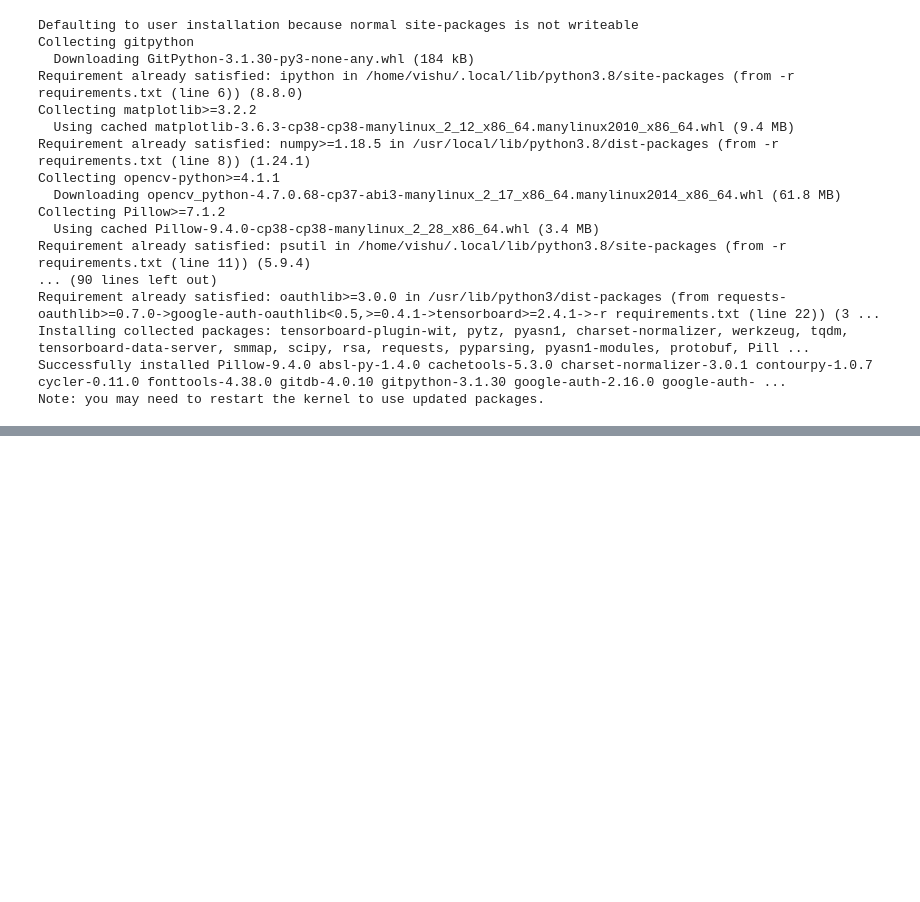
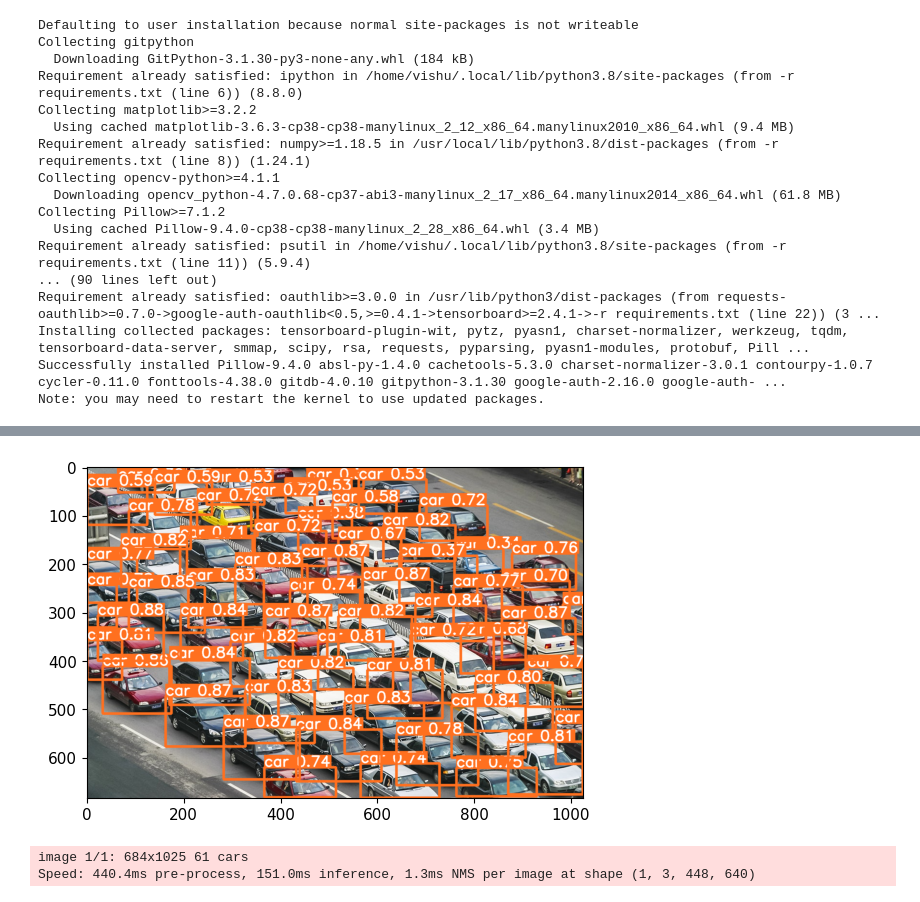
Before and after one commit to knockcat/Driver-sleepiness-detection-application, a Jupyter notebook: DriverSleepinessDetectionApplication.ipynb, the cells around one changed output, grey strips where cells are left out. Saved outputs shown, nothing was run; the diff lists cells and outputs as text; code cells hidden in the pictures; blank space fills up the shorter version.

```diff
--- a/DriverSleepinessDetectionApplication.ipynb
+++ b/DriverSleepinessDetectionApplication.ipynb
@@ -54,0 +103,12 @@ Note: you may need to restart the kernel to use updated packages.
+# %%
+img1 = 'https://media.wired.com/photos/593256b42a990b06268a9e21/master/pass/traffic-jam-getty.jpg'
+# %%
+results = model(img1)
+%matplotlib inline
+plt.imshow(np.squeeze(results.render()))
+plt.show()
+results.print()
+# %% [output]
+[figure, added]
+image 1/1: 684x1025 61 cars
+Speed: 440.4ms pre-process, 151.0ms inference, 1.3ms NMS per image at shape (1, 3, 448, 640)
```
Also changed, not shown: parts of 9 cells of this notebook.
